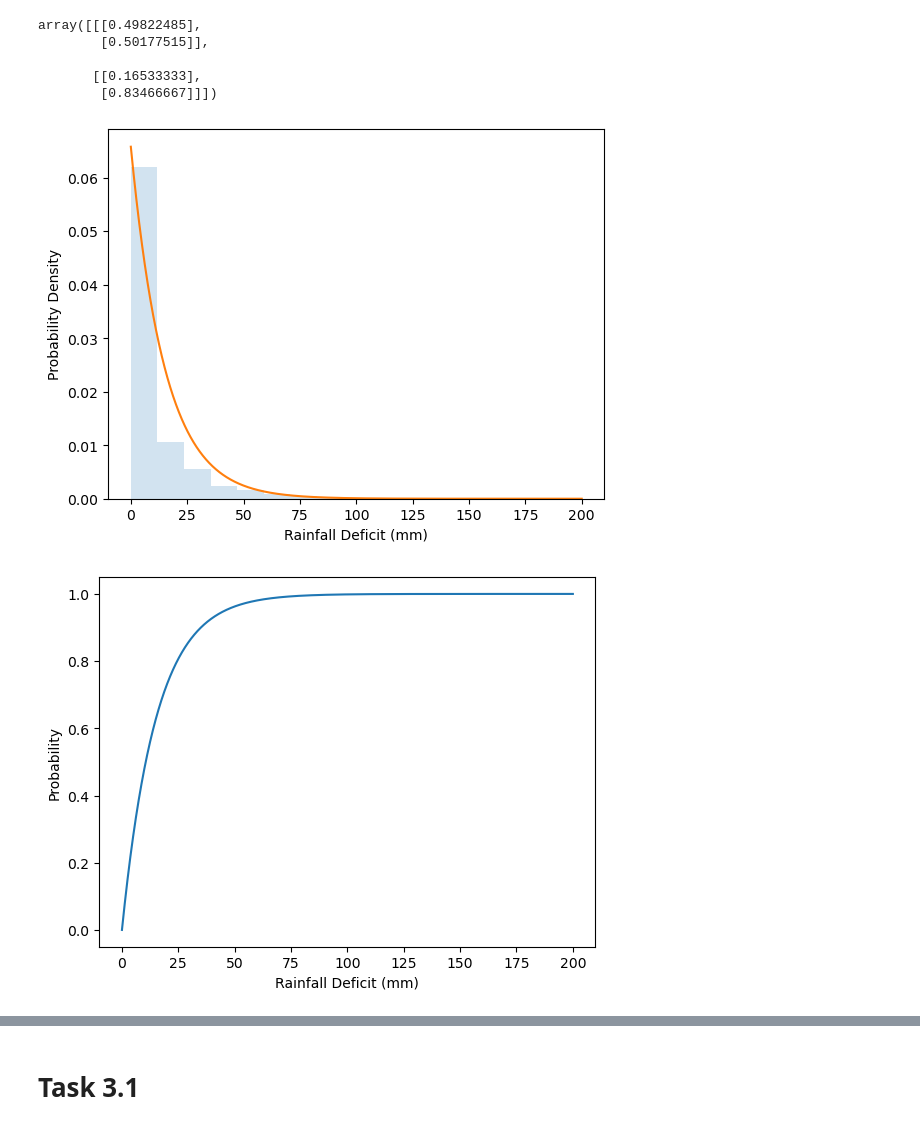
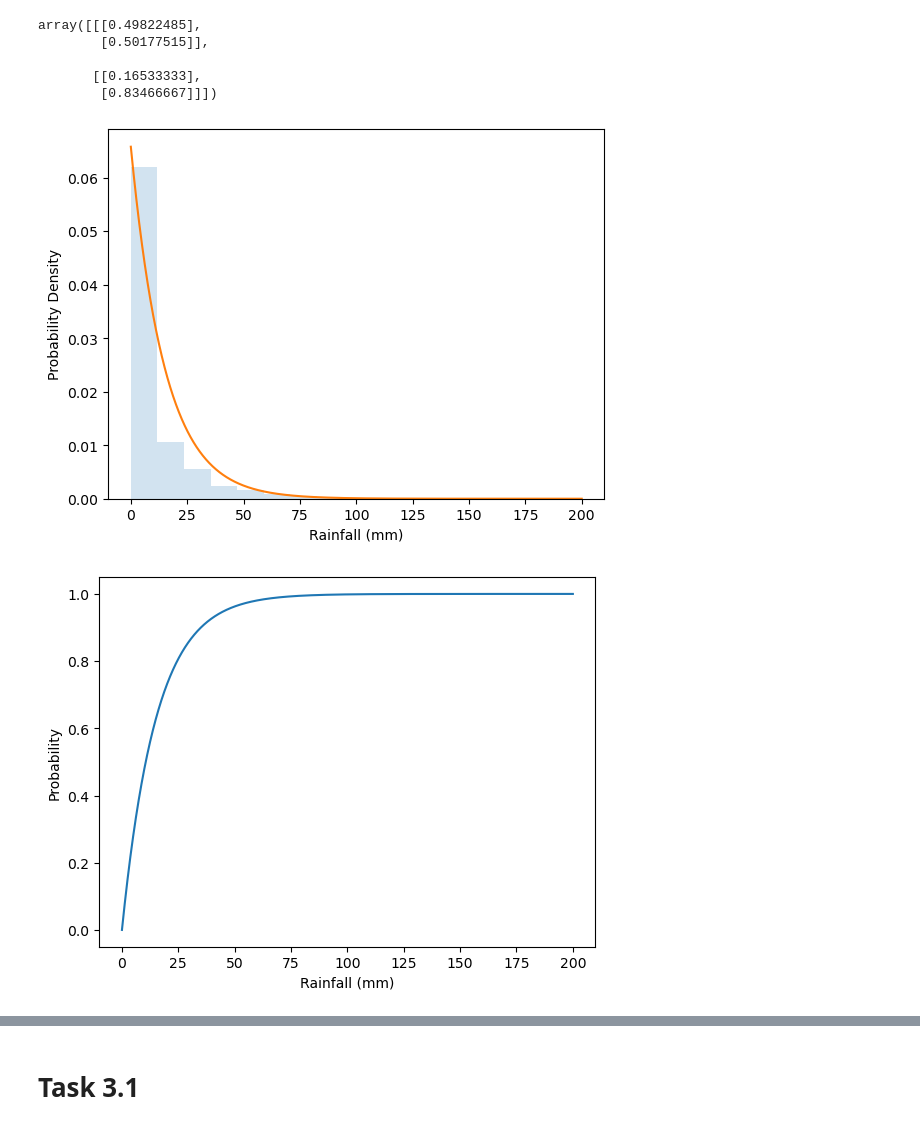
Before and after one commit to NiuZhixiao/Bootcamp, a Jupyter notebook: 2023_PREP-NexT_Summer_Bootcamp_Topic6/Bootcamp_6.ipynb, the cells around one changed output, grey strips where cells are left out. Drawn from its saved outputs; the diff is of its cells as text; code cells hidden in the pictures.

```diff
--- a/2023_PREP-NexT_Summer_Bootcamp_Topic6/Bootcamp_6.ipynb
+++ b/2023_PREP-NexT_Summer_Bootcamp_Topic6/Bootcamp_6.ipynb
@@ -250,26 +250,26 @@ def rainfall_generator(pre_state, TM):
 # %%
 # plot the fitted distribution of station 1 as an example
 loc, alpha = TM_DJF_gen[2, 0, 0], TM_DJF_gen[2, 1, 0]
 
 plt.figure(1)
 x = np.linspace(0-loc, 200-loc, 10000)
 y = stats.expon.pdf(x, scale = alpha)
 Y = stats.expon.cdf(x, scale = alpha)
 # Plot exponentional distribution of LSMEM
 plt.hist(rain, density = True, histtype = 'stepfilled', alpha = 0.2, bins = 15)
 plt.plot(x+loc, y)
-plt.xlabel('Rainfall Deficit (mm)')
+plt.xlabel('Rainfall (mm)')
 plt.ylabel('Probability Density')
 plt.savefig('figures/pdf_stn1.jpg')
 
 plt.figure(2)
 plt.plot(x+loc, Y)
-plt.xlabel('Rainfall Deficit (mm)')
+plt.xlabel('Rainfall (mm)')
 plt.ylabel('Probability')
 plt.savefig('figures/cdf_stn1.jpg')
 # %% [output]
-[figure, old version]
+[figure, new version]
-[figure, old version]
+[figure, new version]
 # %%
 # plot the fitted distribution of mean value as an example
 loc, alpha = TM_DJF_gen_mean[2, 0, 0], TM_DJF_gen_mean[2, 1, 0]
```
Also changed, not shown: parts of 28 cells of this notebook.
